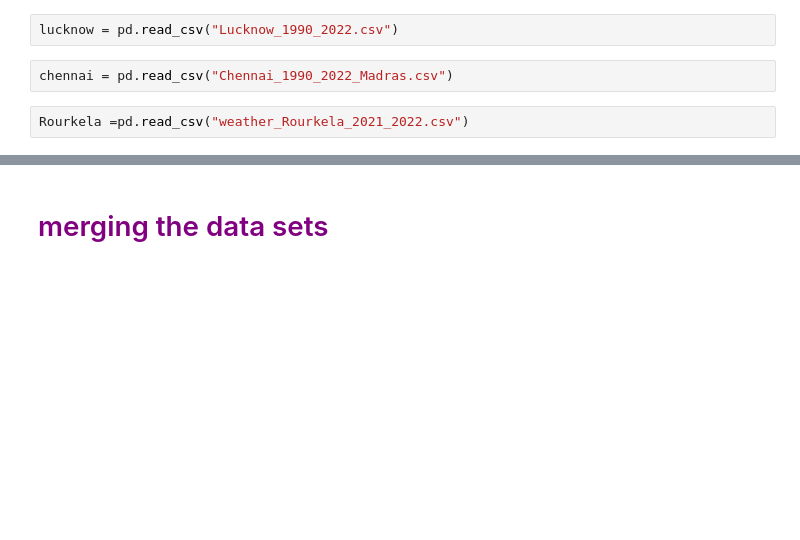
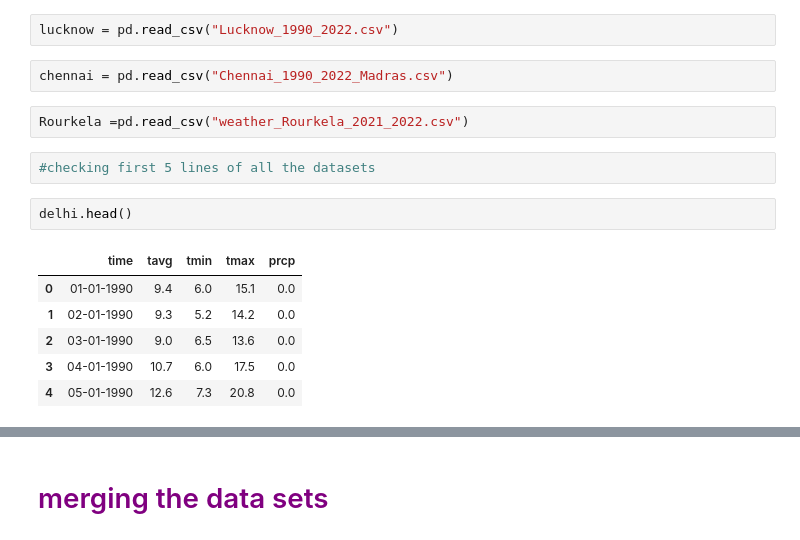
Before and after one commit to Madhukumarmogulla/wheather-data-prediction, a Jupyter notebook: my_project_1(EDA).ipynb, the cells around one changed output, grey strips where cells are left out. Cells and saved outputs as stored; diff of their text form; blank space fills up the shorter version.

```diff
--- a/my_project_1(EDA).ipynb
+++ b/my_project_1(EDA).ipynb
@@ -102,3 +102,14 @@ lucknow = pd.read_csv("Lucknow_1990_2022.csv")
 chennai = pd.read_csv("Chennai_1990_2022_Madras.csv")
 # %%
 Rourkela =pd.read_csv("weather_Rourkela_2021_2022.csv")
+# %%
+#checking first 5 lines of all the datasets
+# %%
+delhi.head()
+# %% [output]
+|  | time | tavg | tmin | tmax | prcp |
+| 0 | 01-01-1990 | 9.4 | 6.0 | 15.1 | 0.0 |
+| 1 | 02-01-1990 | 9.3 | 5.2 | 14.2 | 0.0 |
+| 2 | 03-01-1990 | 9.0 | 6.5 | 13.6 | 0.0 |
+| 3 | 04-01-1990 | 10.7 | 6.0 | 17.5 | 0.0 |
+| 4 | 05-01-1990 | 12.6 | 7.3 | 20.8 | 0.0 |
```
Also changed, not shown: parts of 45 cells of this notebook.
